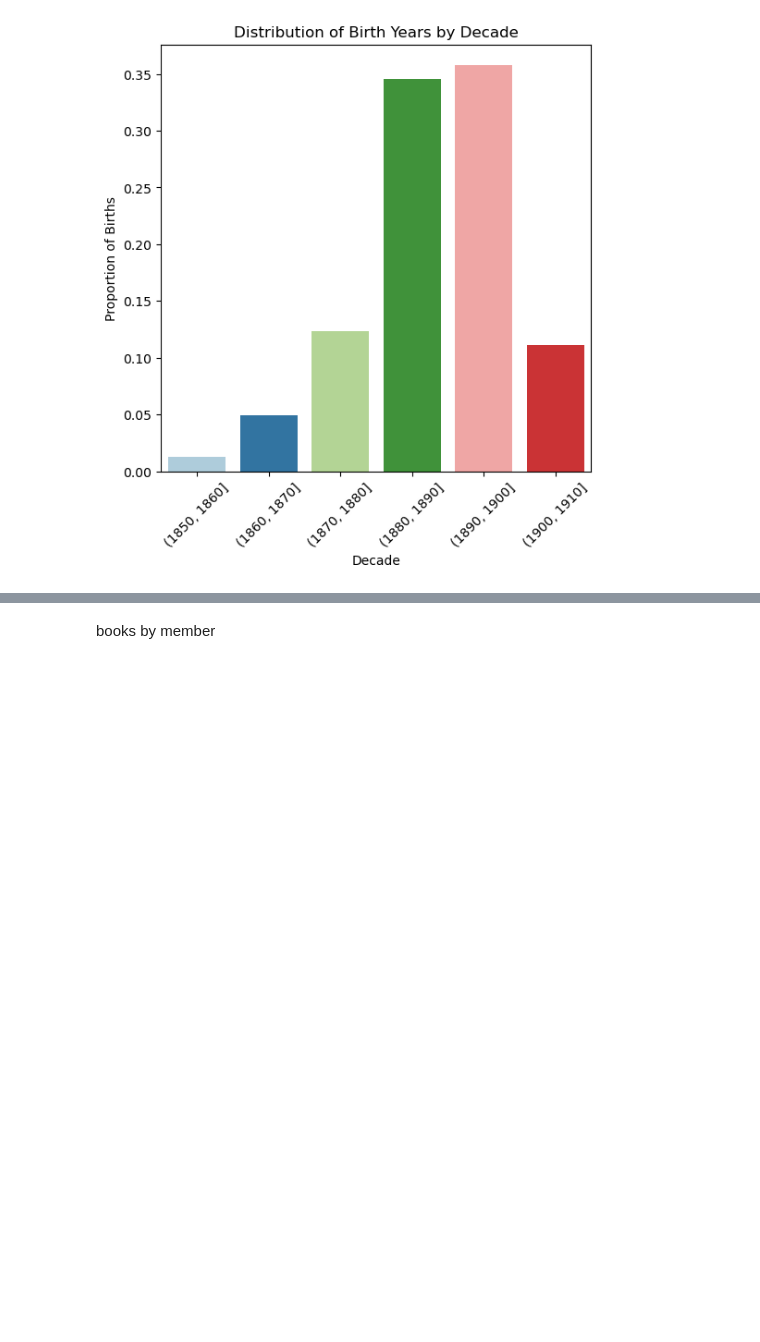
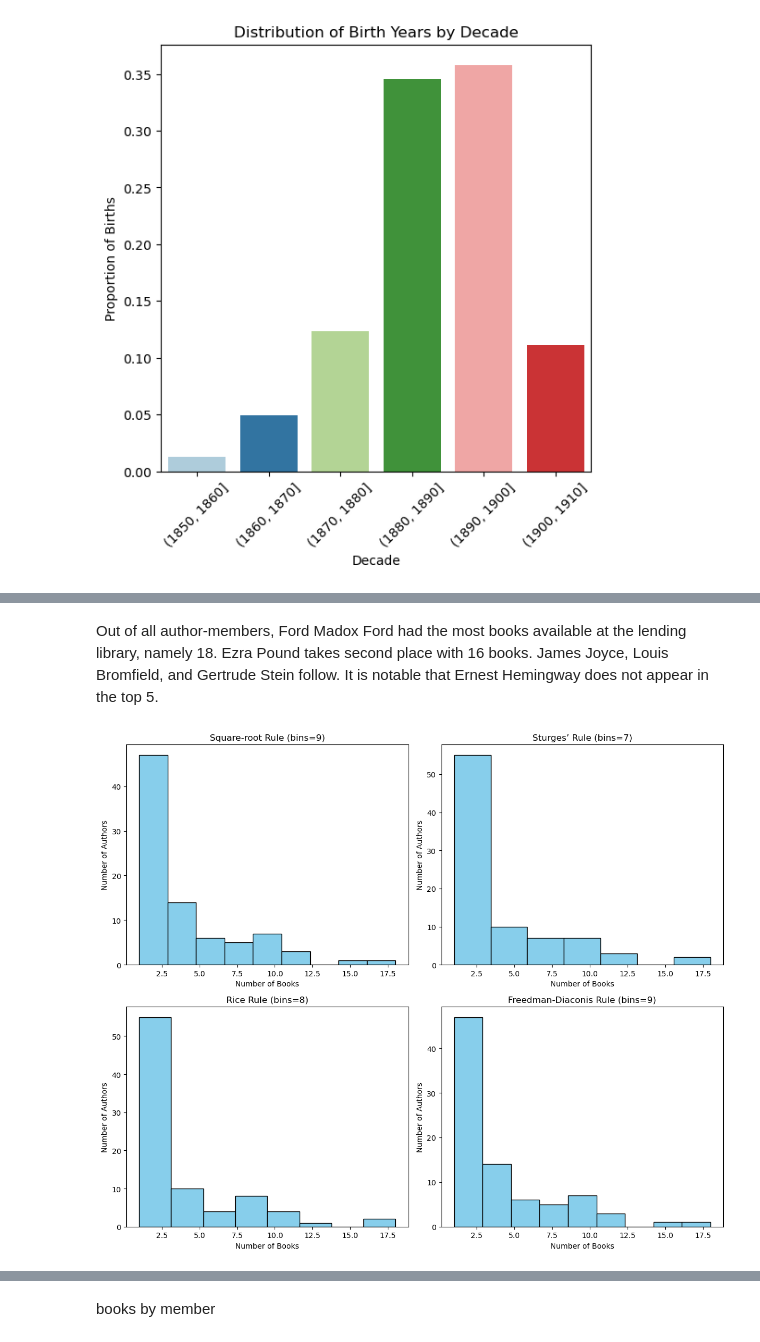
Before and after one commit to dittm/data-science-submission, a Jupyter notebook: analysis/eda.ipynb, the cells around one changed output, grey strips where cells are left out. Cells and saved outputs as stored; diff of their text form; code cells hidden in the pictures; blank space fills up the shorter version.

```diff
--- a/analysis/eda.ipynb
+++ b/analysis/eda.ipynb
@@ -416,0 +537,10 @@ plt.show()
+# %%
+# Group the dataframe by 'author' and count the number of titles for each author
+books_count_by_author = books_by_member.groupby('author').count()['title'].sort_values(ascending=False)
+
+# Optionally, you might want to reset the index to make the data more presentable
+books_count_by_author = books_count_by_author.reset_index()
+books_count_by_author.columns = ['Author', 'Number of Books']
+
+# Display the result
+print(books_count_by_author)
@@ -416,0 +562,45 @@ plt.show()
+# %% [markdown]
+Out of all author-members, Ford Madox Ford had the most books available at the lending library, namely 18. Ezra Pound takes second place with 16 books. James Joyce, Louis Bromfield, and Gertrude Stein follow. It is notable that Ernest Hemingway does not appear in the top 5.
+# %%
+number_of_books = books_count_by_author['Number of Books'].values
+n = len(number_of_books)
+
+# Calculating bin numbers with different algorithms
+sqrt_bins = int(np.sqrt(n))
+sturges_bins = int(np.log2(n)) + 1
+rice_bins = int(2 * (n ** (1/3)))
+iqr = np.percentile(number_of_books, 75) - np.percentile(number_of_books, 25)
+fd_bins = int(np.ptp(number_of_books) / (2 * (iqr / (n ** (1/3)))))
+
+# Plot histograms
+fig, axs = plt.subplots(2, 2, figsize=(12, 10))
+axs = axs.flatten()
+
+# Square-root Rule
+axs[0].hist(number_of_books, bins=sqrt_bins, color='skyblue', edgecolor='black')
+axs[0].set_title(f'Square-root Rule (bins={sqrt_bins})')
+axs[0].set_xlabel('Number of Books')
+axs[0].set_ylabel('Number of Authors')
+
+# Sturges' Rule
+axs[1].hist(number_of_books, bins=sturges_bins, color='skyblue', edgecolor='black')
+axs[1].set_title(f'Sturges’ Rule (bins={sturges_bins})')
+axs[1].set_xlabel('Number of Books')
+axs[1].set_ylabel('Number of Authors')
+
+# Rice Rule
+axs[2].hist(number_of_books, bins=rice_bins, color='skyblue', edgecolor='black')
+axs[2].set_title(f'Rice Rule (bins={rice_bins})')
+axs[2].set_xlabel('Number of Books')
+axs[2].set_ylabel('Number of Authors')
+
+# Freedman-Diaconis Rule
+axs[3].hist(number_of_books, bins=fd_bins, color='skyblue', edgecolor='black')
+axs[3].set_title(f'Freedman-Diaconis Rule (bins={fd_bins})')
+axs[3].set_xlabel('Number of Books')
+axs[3].set_ylabel('Number of Authors')
+
+plt.tight_layout()
+plt.show()
+# %% [output]
+[figure, added]
```
Also changed, not shown: parts of 95 cells of this notebook, 1 other file.
